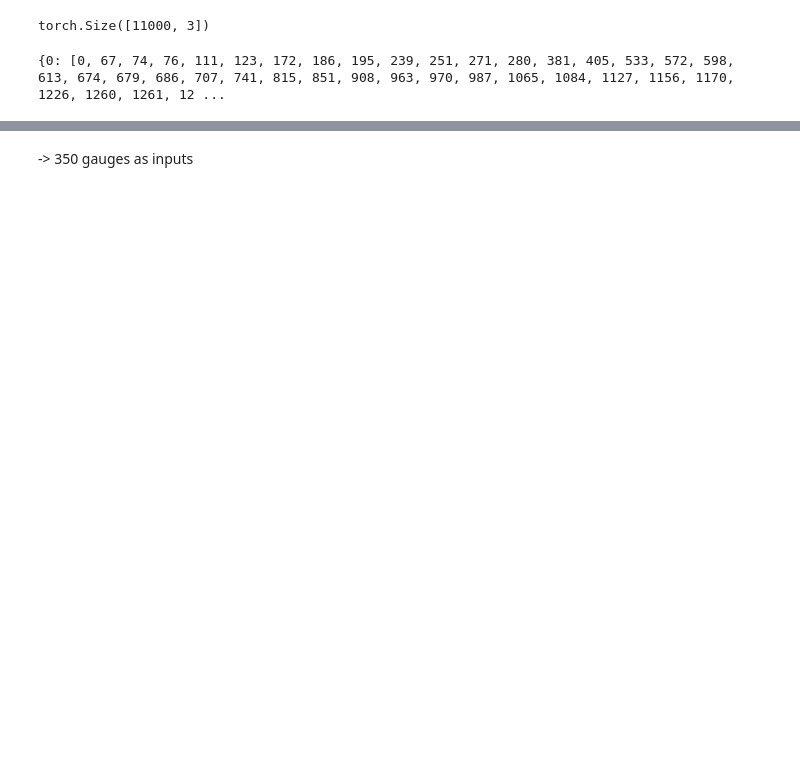
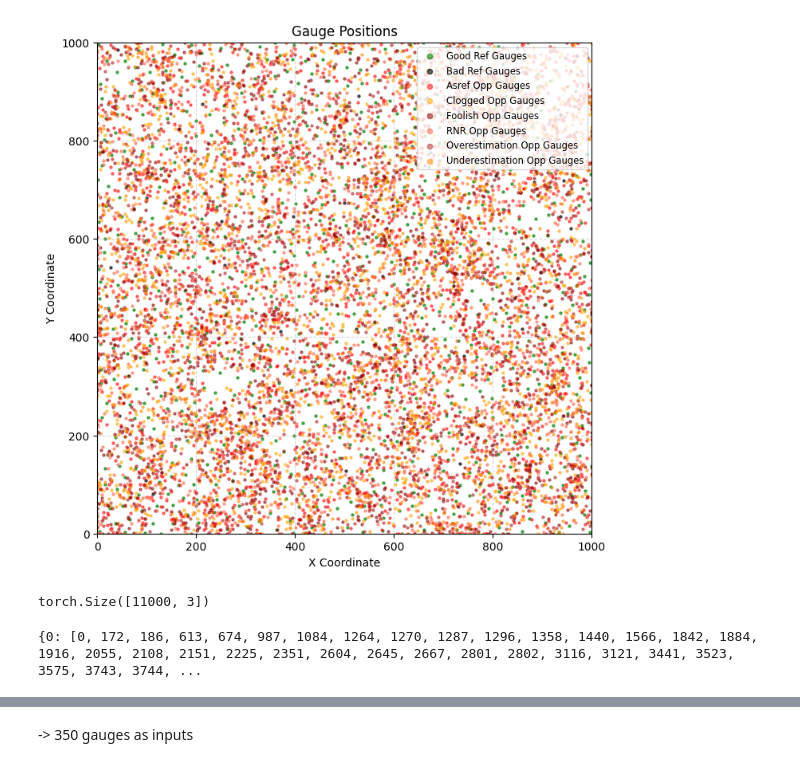
Before and after one commit to nanopiero/fusion_2d_od, a Jupyter notebook: notebooks/build_fusion_2d_of_problem.ipynb, the cells around one changed output, grey strips where cells are left out. Drawn from its saved outputs; the diff is of its cells as text; code cells hidden in the pictures; blank space fills up the shorter version.

```diff
--- a/notebooks/build_fusion_2d_of_problem.ipynb
+++ b/notebooks/build_fusion_2d_of_problem.ipynb
@@ -137,34 +137,36 @@ def plot_categorized_positions(
     plt.figure(figsize=(8, 8))
     plt.xlim(0, width)
     plt.ylim(0, height)
     size = 5
     # Plot reference gauges
     plt.scatter(good_ref[:, 0], good_ref[:, 1], s=size, alpha=0.6, c='green', label="Good Ref Gauges")
     plt.scatter(bad_ref[:, 0], bad_ref[:, 1], s=size, alpha=0.6, c='black', label="Bad Ref Gauges")
 
     # Plot opportunistic gauges in warm colors
     plt.scatter(asref_opp[:, 0], asref_opp[:, 1], s=size, alpha=0.5, c='red', label="Asref Opp Gauges")
     plt.scatter(clogged_opp[:, 0], clogged_opp[:, 1], s=size, alpha=0.5, c='orange', label="Clogged Opp Gauges")
     plt.scatter(foolish_opp[:, 0], foolish_opp[:, 1], s=size, alpha=0.5, c='darkred', label="Foolish Opp Gauges")
     plt.scatter(rnr_opp[:, 0], rnr_opp[:, 1], s=size, alpha=0.5, c='tomato', label="RNR Opp Gauges")
     plt.scatter(overestimation_opp[:, 0], overestimation_opp[:, 1], s=size, alpha=0.5, c='firebrick', label="Overestimation Opp Gauges")
     plt.scatter(underestimation_opp[:, 0], underestimation_opp[:, 1], s=size, alpha=0.5, c='darkorange', label="Underestimation Opp Gauges")
 
     plt.title("Gauge Positions")
     plt.xlabel("X Coordinate")
     plt.ylabel("Y Coordinate")
-    plt.legend(loc="upper right", fontsize="small", markerscale=0.3)
+    plt.legend(loc="upper right", fontsize="small", markerscale=2.)
     plt.grid(True, linestyle="--", alpha=0.5)
     plt.show()
 
 
 # Plot the categorized gauge positions
 plot_categorized_positions(
     good_ref_gauge_positions, bad_ref_gauge_positions,
     asref_opp_gauge_positions, clogged_opp_gauge_positions,
     foolish_opp_gauge_positions, rnr_opp_gauge_positions,
     overestimation_opp_gauge_positions, underestimation_opp_gauge_positions
 )
+# %% [output]
+[figure, added]
 # %%
 # Assign class labels
 good_ref_labels = torch.full((good_ref_gauge_positions.shape[0], 1), 0, dtype=torch.int64)
@@ -198,8 +200,8 @@ torch.Size([11000, 3])
 # %%
 import torch
 
-# Define the threshold distance (integer sqrt(2 * 70^2))
-radius = int((2 * 70**2) ** 0.5)
+# Define the threshold distance (integer sqrt(2 * 40^2))
+radius = int((2*(32**2)) ** 0.5)
 
 # Compute pairwise squared distances using broadcasting
 coords = all_gauge_data[:, :2]  # Extract x, y positions only
@@ -209,14 +211,22 @@ dists_sq = (diffs ** 2).sum(dim=2)  # Compute squared Euclidean distance
 # Find indices where distance is within threshold
 within_range = dists_sq <= radius ** 2  # Boolean mask
 
-# Create the neighborhood dictionary
-nd = {i: torch.where(within_range[i])[0].tolist() for i in range(coords.shape[0])}
+# Create the neighborhood dictionary with k as the first element
+nd = {}
+for i in range(coords.shape[0]):
+    neighbors = torch.where(within_range[i])[0].tolist()  # Get all neighbors
+    if i in neighbors:
+        neighbors.remove(i)  # Remove i if it's not at the first place
+    else:
+      raise()
+    neighbors.insert(0, i)  # Ensure i is at the first position
+    nd[i] = neighbors  # Store the reordered list
 
 # Print a small sample of the neighborhood dictionary
 sample_nd = {k: nd[k] for k in list(nd.keys())[:10]}
 print(sample_nd)
 # %% [output]
-{0: [0, 67, 74, 76, 111, 123, 172, 186, 195, 239, 251, 271, 280, 381, 405, 533, 572, 598, 613, 674, 679, 686, 707, 741, 815, 851, 908, 963, 970, 987, 1065, 1084, 1127, 1156, 1170, 1226, 1260, 1261, 12 ...
+{0: [0, 172, 186, 613, 674, 987, 1084, 1264, 1270, 1287, 1296, 1358, 1440, 1566, 1842, 1884, 1916, 2055, 2108, 2151, 2225, 2351, 2604, 2645, 2667, 2801, 2802, 3116, 3121, 3441, 3523, 3575, 3743, 3744, ...
 # %%
 neighborhood_sizes = torch.tensor([len(v) for v in nd.values()])
 max_len = neighborhood_sizes.max().item()  # Maximum list length
```
Also changed, not shown: parts of 9 cells of this notebook.
